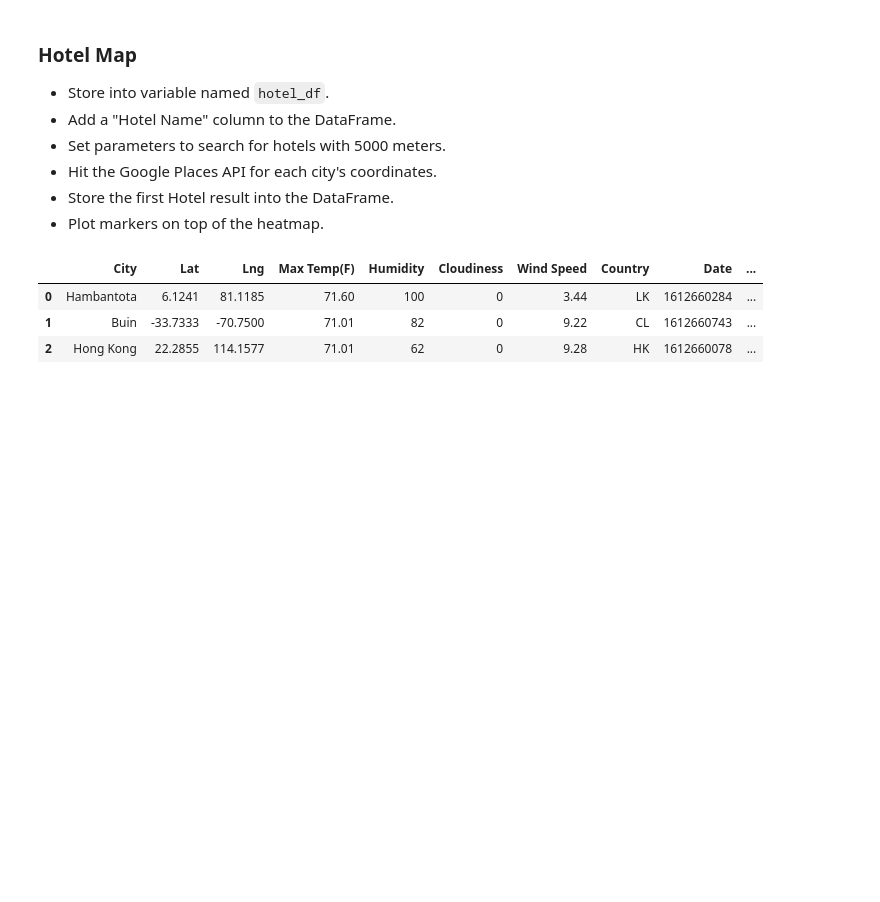
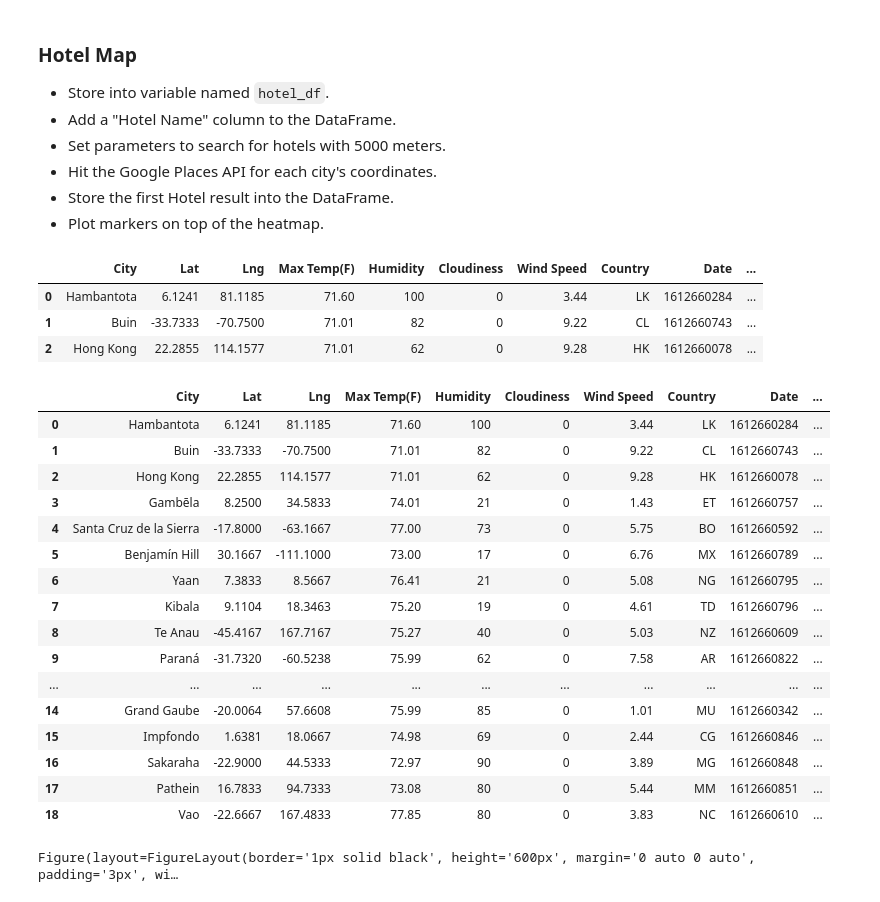
Before and after one commit to divya-gh/python-api-challenge, a Jupyter notebook: VacationPy/VacationPy.ipynb, the cells around one changed output. Drawn from its saved outputs; the diff is of its cells as text; code cells hidden in the pictures; blank space fills up the shorter version.

Commit message:
Fetching Hotel Data

```diff
--- a/VacationPy/VacationPy.ipynb
+++ b/VacationPy/VacationPy.ipynb
@@ -166,6 +166,26 @@ for index, row in hotel_df.iterrows():
 
     except (KeyError, IndexError):
         print("Missing field/result... skipping.")
+# %%
+hotel_df
+# %% [output]
+|  | City | Lat | Lng | Max Temp(F) | Humidity | Cloudiness | Wind Speed | Country | Date | ... |
+| 0 | Hambantota | 6.1241 | 81.1185 | 71.60 | 100 | 0 | 3.44 | LK | 1612660284 | ... |
+| 1 | Buin | -33.7333 | -70.7500 | 71.01 | 82 | 0 | 9.22 | CL | 1612660743 | ... |
+| 2 | Hong Kong | 22.2855 | 114.1577 | 71.01 | 62 | 0 | 9.28 | HK | 1612660078 | ... |
+| 3 | Gambēla | 8.2500 | 34.5833 | 74.01 | 21 | 0 | 1.43 | ET | 1612660757 | ... |
+| 4 | Santa Cruz de la Sierra | -17.8000 | -63.1667 | 77.00 | 73 | 0 | 5.75 | BO | 1612660592 | ... |
+| 5 | Benjamín Hill | 30.1667 | -111.1000 | 73.00 | 17 | 0 | 6.76 | MX | 1612660789 | ... |
+| 6 | Yaan | 7.3833 | 8.5667 | 76.41 | 21 | 0 | 5.08 | NG | 1612660795 | ... |
+| 7 | Kibala | 9.1104 | 18.3463 | 75.20 | 19 | 0 | 4.61 | TD | 1612660796 | ... |
+| 8 | Te Anau | -45.4167 | 167.7167 | 75.27 | 40 | 0 | 5.03 | NZ | 1612660609 | ... |
+| 9 | Paraná | -31.7320 | -60.5238 | 75.99 | 62 | 0 | 7.58 | AR | 1612660822 | ... |
+| ... | ... | ... | ... | ... | ... | ... | ... | ... | ... | ... |
+| 14 | Grand Gaube | -20.0064 | 57.6608 | 75.99 | 85 | 0 | 1.01 | MU | 1612660342 | ... |
+| 15 | Impfondo | 1.6381 | 18.0667 | 74.98 | 69 | 0 | 2.44 | CG | 1612660846 | ... |
+| 16 | Sakaraha | -22.9000 | 44.5333 | 72.97 | 90 | 0 | 3.89 | MG | 1612660848 | ... |
+| 17 | Pathein | 16.7833 | 94.7333 | 73.08 | 80 | 0 | 5.44 | MM | 1612660851 | ... |
+| 18 | Vao | -22.6667 | 167.4833 | 77.85 | 80 | 0 | 3.83 | NC | 1612660610 | ... |
 # %%
 # NOTE: Do not change any of the code in this cell
 
@@ -188,0 +204,14 @@ info_box_template = """
+# %%
+# Add marker layer ontop of heat map
+# Create a map using state centroid coordinates to set markers
+# Create a marker_layer using the poverty list to fill the info box
+fig = gmaps.figure(layout=layout,zoom_level=2.15,center=(19,23))
+markers = gmaps.marker_layer(locations,
+    info_box_content=hotel_info)
+fig.add_layer(heat_layer)
+fig.add_layer(markers)
+
+# Display figure
+fig
+# %% [output]
+Figure(layout=FigureLayout(border='1px solid black', height='600px', margin='0 auto 0 auto', padding='3px', wi…
```
Also changed, not shown: parts of 4 cells of this notebook.
